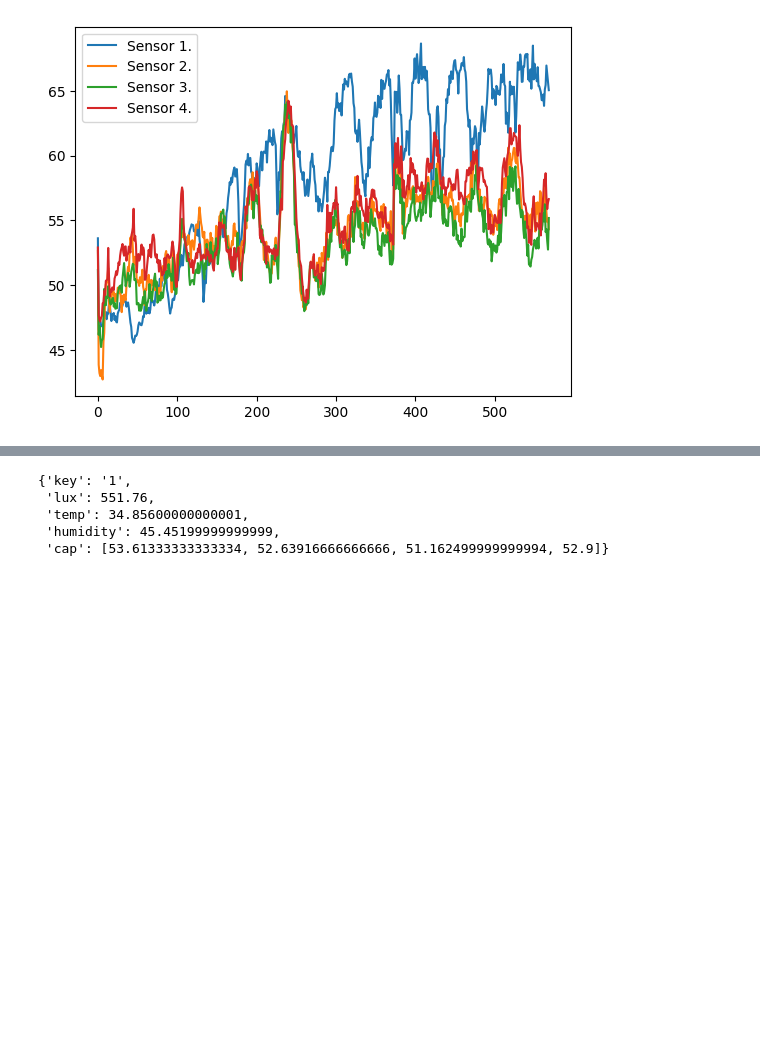
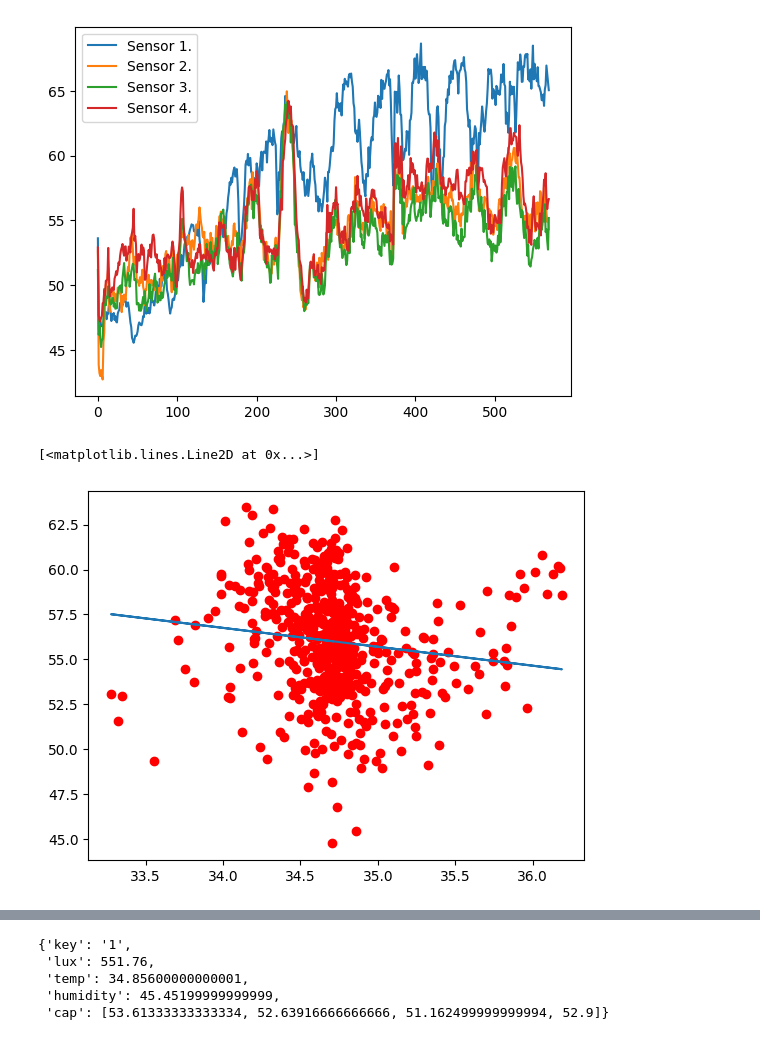
Before and after one commit to ta269uec/nlppapers, a Jupyter notebook: smart_hive_analysis.ipynb, the cells around one changed output, grey strips where cells are left out. Saved outputs shown, nothing was run; the diff lists cells and outputs as text; code cells hidden in the pictures; blank space fills up the shorter version.

```diff
--- a/smart_hive_analysis.ipynb
+++ b/smart_hive_analysis.ipynb
@@ -99,3 +103,26 @@ plt.legend()
 plt.show()
 # %% [output]
 [figure]
+# %%
+from scipy.stats import pearsonr, linregress
+
+def get_pearson_corr(X1, X2):
+  # Apply the pearsonr()
+  corr, _ = pearsonr(X1, X2)
+  return corr
+# %%
+# Find correlation between temp and humidity
+X1 = [time_records[idx]['temp'] for idx in time_idx]
+X2 = [time_records[idx]['humidity'] for idx in time_idx]
+
+correlation = round(get_pearson_corr(X1, X2), 4)
+slope, intercept, r_value, p_value, std_err = linregress(X1, X2)
+
+#plotter(ypoints=[X1,X2], x_label="Temperature Celcius", y_label="Humidity", p_title=f"Scatterplot of Temperature vs humidity. Pearson Coefficient = {correlation}", is_scatter=True)
+
+plt.scatter(X1,X2, color='red')
+yfit = [intercept + slope * xi for xi in X1]
+plt.plot(X1, yfit)
+# %% [output]
+[<matplotlib.lines.Line2D at 0x...>]
+[figure, added]
```
Also changed, not shown: parts of 2 cells of this notebook.
